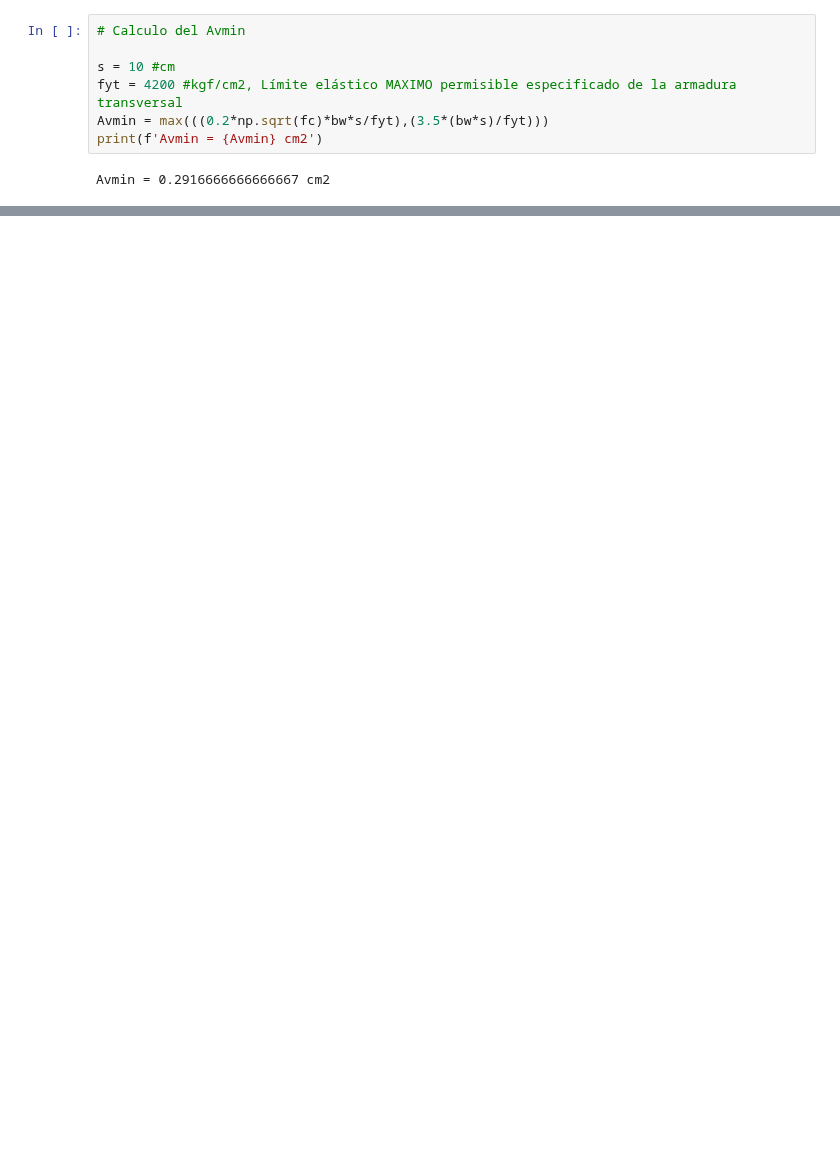
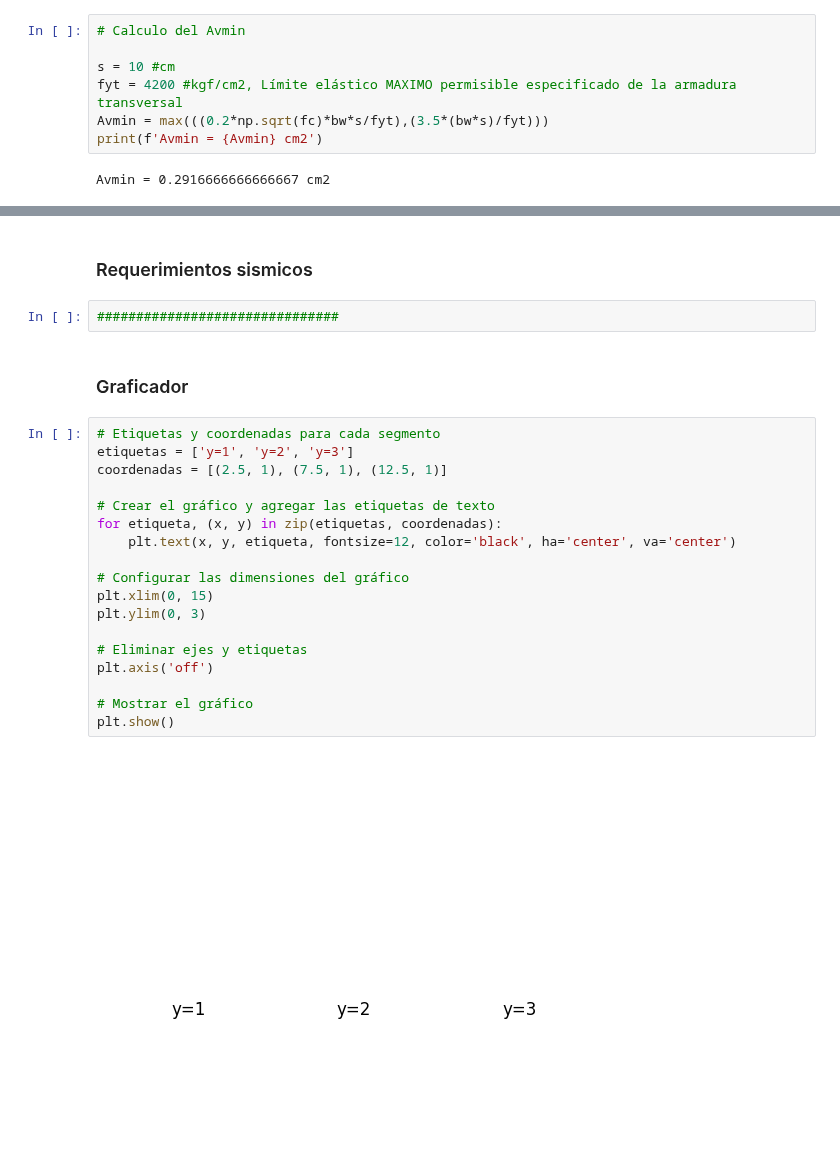
Before and after one commit to NicoJat/Main-codes, a Jupyter notebook: Hormigon/vigas/Diseño_Corte.ipynb, the cells around one changed output, grey strips where cells are left out. Saved outputs shown, nothing was run; the diff lists cells and outputs as text; blank space fills up the shorter version.

```diff
--- a/Hormigon/vigas/Diseño_Corte.ipynb
+++ b/Hormigon/vigas/Diseño_Corte.ipynb
@@ -145,0 +305,26 @@ ACI no especifica un espaciamiento mínimo. Considerar como espaciamiento mínim
+# %% [markdown]
+### Requerimientos sismicos
+# %%
+###############################
+# %% [markdown]
+### Graficador
+# %%
+# Etiquetas y coordenadas para cada segmento
+etiquetas = ['y=1', 'y=2', 'y=3']
+coordenadas = [(2.5, 1), (7.5, 1), (12.5, 1)]
+
+# Crear el gráfico y agregar las etiquetas de texto
+for etiqueta, (x, y) in zip(etiquetas, coordenadas):
+    plt.text(x, y, etiqueta, fontsize=12, color='black', ha='center', va='center')
+
+# Configurar las dimensiones del gráfico
+plt.xlim(0, 15)
+plt.ylim(0, 3)
+
+# Eliminar ejes y etiquetas
+plt.axis('off')
+
+# Mostrar el gráfico
+plt.show()
+# %% [output]
+[figure, added]
```
Also changed, not shown: parts of 9 cells of this notebook, 3 other files.
